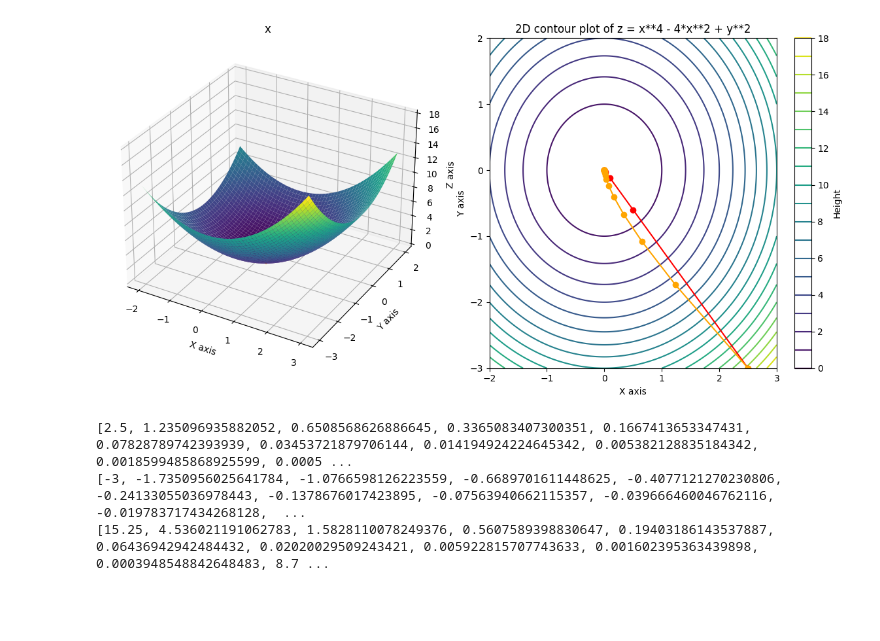
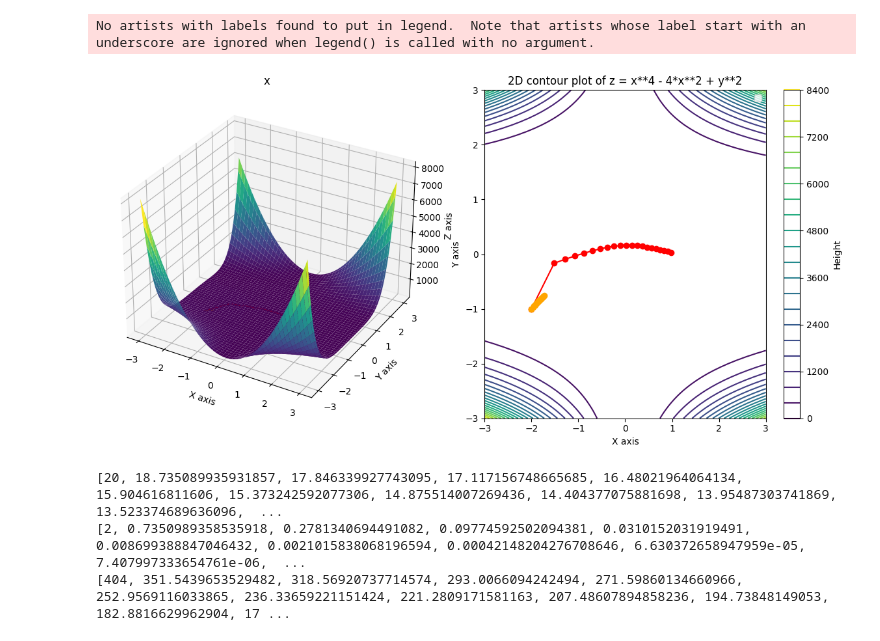
Before and after one commit to jakthehut/ADAM-Optimizer, a Jupyter notebook: visualizations/adaptive_learning_rate_3d.ipynb, the cells around one changed output. Cells and saved outputs as stored; diff of their text form; code cells hidden in the pictures; blank space fills up the shorter version.

```diff
--- a/visualizations/adaptive_learning_rate_3d.ipynb
+++ b/visualizations/adaptive_learning_rate_3d.ipynb
@@ -94,7 +94,7 @@ def gd_adapt_journey(x,y,learning_rate, num_iterations):
     y_jounrey = [y]
     z_jounrey = [z]
 
-    for _ in range(num_iterations):
+    for i in range(num_iterations):
         xo, yo = x, y
         x, w_x = dx_dz_adapt(xo,yo,w_x, learning_rate)
 
@@ -105,19 +105,19 @@ def gd_adapt_journey(x,y,learning_rate, num_iterations):
         z_jounrey.append(f(x,y))
     return x_jounrey, y_jounrey, z_jounrey
 # %%
-lr = 0.4  # learning rate
+lr = 0.01  # learning rate
 max_iter = 20   # maximum number of iterations
 
-xs = 2.5
-ys = -3
+xs = -2
+ys = -1
 # %%
 # 3D Visualization
 fig = plt.figure(figsize=(12, 6))
 
 
 # Create a meshgrid for x and y values
-x = np.linspace(-2, 3, 400)
-y = np.linspace(-3, 2, 400)
+x = np.linspace(-3, 3, 100)
+y = np.linspace(-3, 3, 100)
 x, y = np.meshgrid(x, y)
 
 # Calculate z values
@@ -127,39 +127,41 @@ z = f(x, y)
 ax1 = fig.add_subplot(121, projection='3d')
 ax1.plot_surface(x, y, z, cmap='viridis', edgecolor='none')
 ax1.set_title('x')
 ax1.set_xlabel('X axis')
 ax1.set_ylabel('Y axis')
 ax1.set_zlabel('Z axis')
 #ax1.set_zscale('log')  # Set the z-axis to logarithmic scale
 
 # Second subplot for 2D contour plot
 ax2 = fig.add_subplot(122)
 contour = ax2.contour(x, y, z, levels=20, cmap='viridis')
 ax2.set_title('2D contour plot of z = x**4 - 4*x**2 + y**2')
 ax2.set_xlabel('X axis')
 ax2.set_ylabel('Y axis')
 plt.colorbar(contour, ax=ax2, orientation='vertical', label='Height')
 
 
 # Gradient Descent
 x_journey, y_journey, z_journey = gd_journey(xs, ys, lr, max_iter)
 ax1.plot(x_journey, y_journey, z_journey, color='r')
 ax2.plot(x_journey, y_journey, color='r', marker='o')
 
 # Gradient Descent with adaptive learning rate
 x_journey, y_journey, z_journey = gd_adapt_journey(xs, ys, lr, max_iter)
 ax1.plot(x_journey, y_journey, z_journey, color='orange', linestyle='dashed')
 ax2.plot(x_journey, y_journey, color='orange', marker='o')
 
+plt.legend()
 plt.tight_layout()
 plt.show()
 # %% [output]
+No artists with labels found to put in legend.  Note that artists whose label start with an underscore are ignored when legend() is called with no argument.
-[figure, old version]
+[figure, new version]
 # %%
 print(x_journey)
 print(y_journey)
 print(z_journey)
 # %% [output]
-[2.5, 1.235096935882052, 0.6508568626886645, 0.3365083407300351, 0.1667413653347431, 0.07828789742393939, 0.03453721879706144, 0.014194924224645342, 0.005382128835184342, 0.0018599485868925599, 0.0005 ...
-[-3, -1.7350956025641784, -1.0766598126223559, -0.6689701611448625, -0.4077121270230806, -0.24133055036978443, -0.1378676017423895, -0.07563940662115357, -0.039666460046762116, -0.019783717434268128,  ...
-[15.25, 4.536021191062783, 1.5828110078249376, 0.5607589398830647, 0.19403186143537887, 0.06436942942484432, 0.02020029509243421, 0.005922815707743633, 0.001602395363439898, 0.0003948548842648483, 8.7 ...
+[20, 18.735089935931857, 17.846339927743095, 17.117156748665685, 16.48021964064134, 15.904616811606, 15.373242592077306, 14.875514007269436, 14.404377075881698, 13.95487303741869, 13.523374689636096,  ...
+[2, 0.7350989358535918, 0.2781340694491082, 0.09774592502094381, 0.0310152031919491, 0.008699388847046432, 0.0021015838068196594, 0.00042148204276708646, 6.630372658947959e-05, 7.407997333654761e-06,  ...
+[404, 351.5439653529482, 318.56920737714574, 293.0066094242494, 271.59860134660966, 252.9569116033865, 236.33659221151424, 221.2809171581163, 207.48607894858236, 194.73848149053, 182.8816629962904, 17 ...
```
